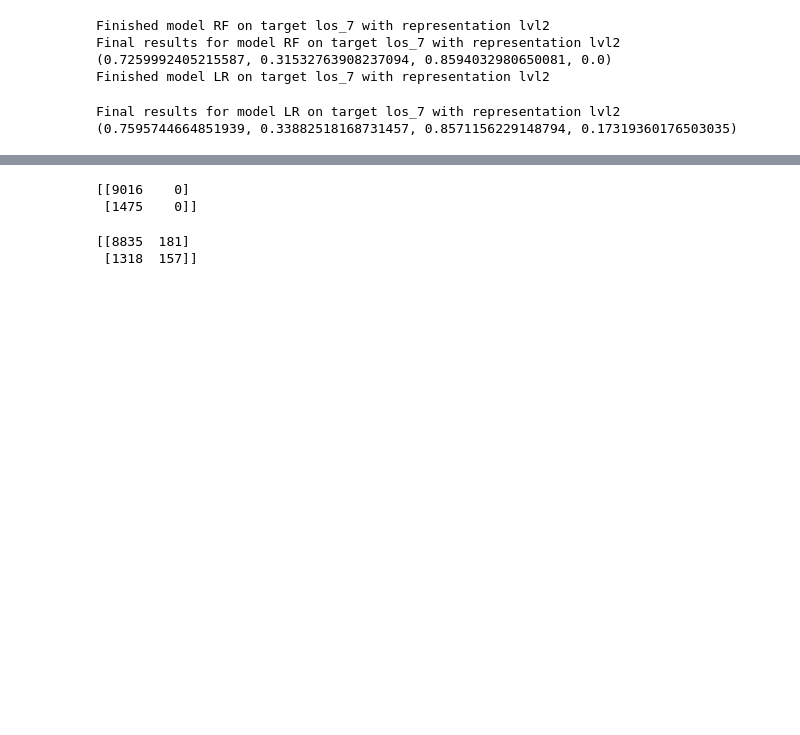
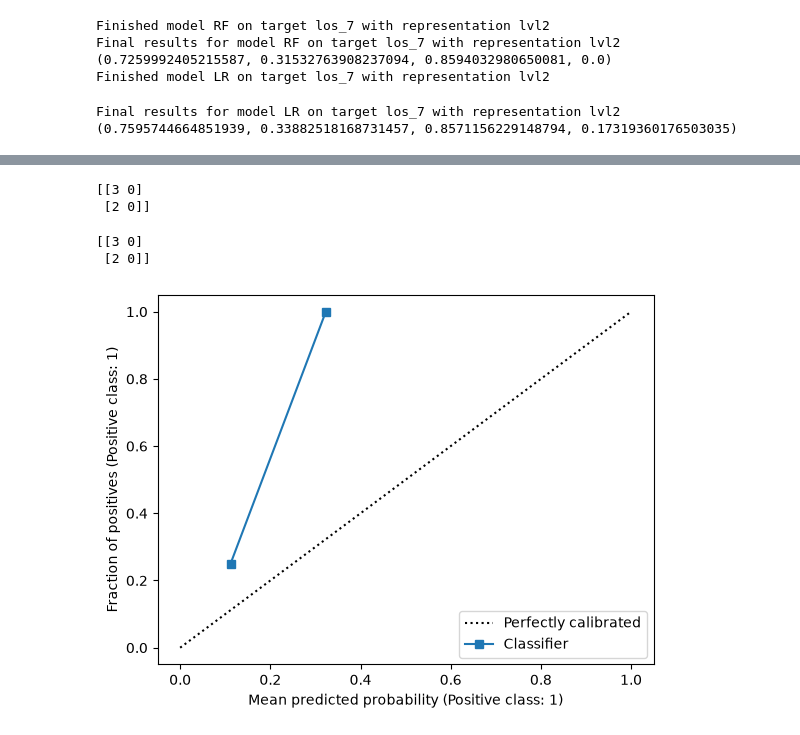
Before and after one commit to LizCrellin/msc_mimic_project, a Jupyter notebook: notebooks/1_Understand_Wang_pipeline.ipynb, the cells around one changed output, grey strips where cells are left out. Drawn from its saved outputs; the diff is of its cells as text; code cells hidden in the pictures; blank space fills up the shorter version.

Commit message:
Added calibration plot for LR, set confusion matrix to use dev

```diff
--- a/notebooks/1_Understand_Wang_pipeline.ipynb
+++ b/notebooks/1_Understand_Wang_pipeline.ipynb
@@ -501,26 +499,31 @@ los_7
 Name: count, dtype: int64
 # %%
-# confusion matrix:
+# confusion matrix for RF:
 best_M = results['RF']['lvl2'][0]
-y_true = Ys_test['los_7']
-y_pred = best_M.predict(lvl2_flat_test)
+y_true = Ys_dev['los_7']            # should be looking at dev not test
+y_pred = best_M.predict(lvl2_flat_dev)  # should be looking at dev not test
 
 matrix = confusion_matrix(y_true, y_pred, labels = [0.0,1.0])
 print(matrix)
 # %% [output]
-[[9016    0]
- [1475    0]]
+[[3 0]
+ [2 0]]
 # %%
-# confusion matrix for LR:
+# confusion matrix and calibration plot for LR:
 best_M = results['LR']['lvl2'][0]
-y_true = Ys_test['los_7']
-y_pred = best_M.predict(lvl2_flat_test)
+y_true = Ys_dev['los_7']            # should be looking at dev not test
+y_pred = best_M.predict(lvl2_flat_dev)    # should be looking at dev not test
+y_prob = best_M.predict_proba(lvl2_flat_dev)[:, 1]
 
 matrix = confusion_matrix(y_true, y_pred, labels = [0.0,1.0])
 print(matrix)
+
+calib_plot_lr = CalibrationDisplay.from_predictions(y_true, y_prob)
+plt.show()
 # %% [output]
-[[8835  181]
- [1318  157]]
+[[3 0]
+ [2 0]]
+[figure, added]
 # %%
 y_prob = best_M.predict_proba(lvl2_flat_test)[:, 1]
 
```
Also changed, not shown: parts of 4 cells of this notebook.
